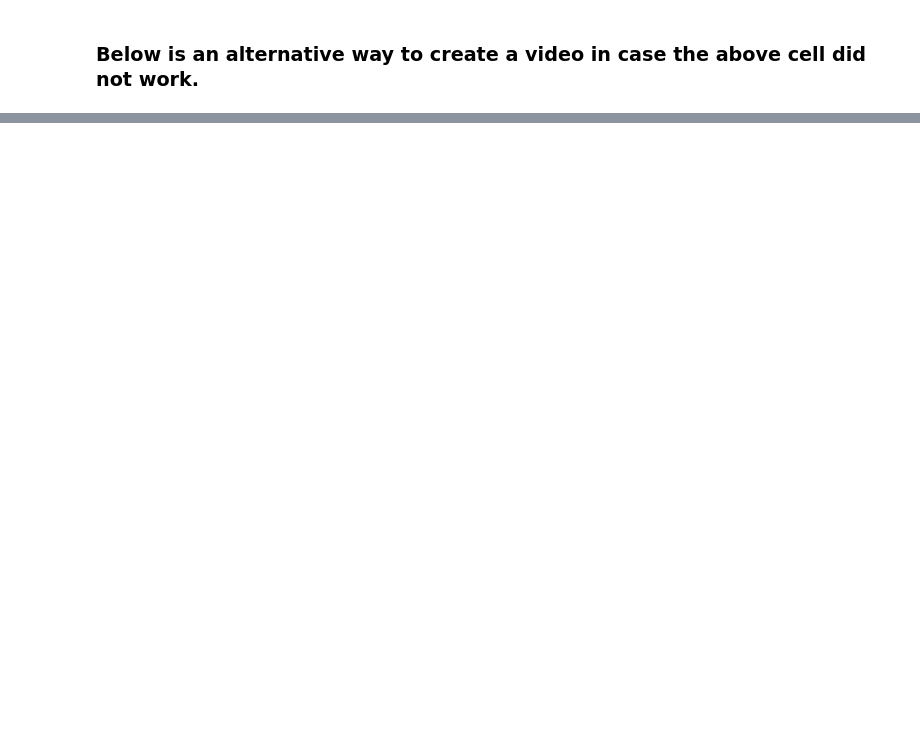
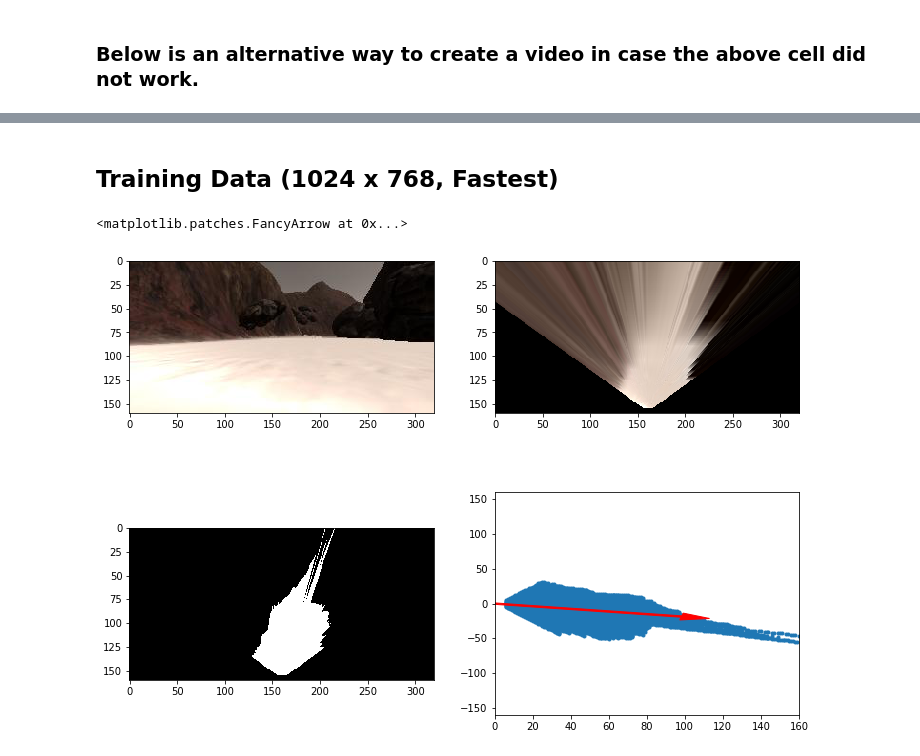
Before and after one commit to samindaa/RoboND-Rover-Project, a Jupyter notebook: code/Rover_Project_Test_Notebook.ipynb, the cells around one changed output, grey strips where cells are left out. Saved outputs shown, nothing was run; the diff lists cells and outputs as text; code cells hidden in the pictures; blank space fills up the shorter version.

```diff
--- a/code/Rover_Project_Test_Notebook.ipynb
+++ b/code/Rover_Project_Test_Notebook.ipynb
@@ -529,3 +546,40 @@ HTML(data='''<video alt="test" controls>
              </video>'''.format(encoded_video.decode('ascii')))
 # %% [output]
 [interactive output not drawn]
+# %% [markdown]
+## Training Data (1024 x 768, Fastest)
+# %%
+path = '../train_dataset/IMG/*'
+img_list = glob.glob(path)
+# Grab a random image and display it
+# %%
+idx = np.random.randint(0, len(img_list)-1)
+image = mpimg.imread(img_list[idx])
+
+warped, mask = perspect_transform(image, source, destination)
+threshed = ground_thresh_with_hsv(warped, v_thresh=200)
+
+# Calculate pixel values in rover-centric coords and distance/angle to all pixels
+xpix, ypix = rover_coords(threshed)
+dist, angles = to_polar_coords(xpix, ypix)
+mean_dir = np.mean(angles)
+
+# Do some plotting
+fig = plt.figure(figsize=(12,9))
+plt.subplot(221)
+plt.imshow(image)
+plt.subplot(222)
+plt.imshow(warped)
+plt.subplot(223)
+plt.imshow(threshed, cmap='gray')
+plt.subplot(224)
+plt.plot(xpix, ypix, '.')
+plt.ylim(-160, 160)
+plt.xlim(0, 160)
+arrow_length = 100
+x_arrow = arrow_length * np.cos(mean_dir)
+y_arrow = arrow_length * np.sin(mean_dir)
+plt.arrow(0, 0, x_arrow, y_arrow, color='red', zorder=2, head_width=10, width=2)
+# %% [output]
+<matplotlib.patches.FancyArrow at 0x...>
+[figure, added]
```
Also changed, not shown: parts of 8 cells of this notebook.
